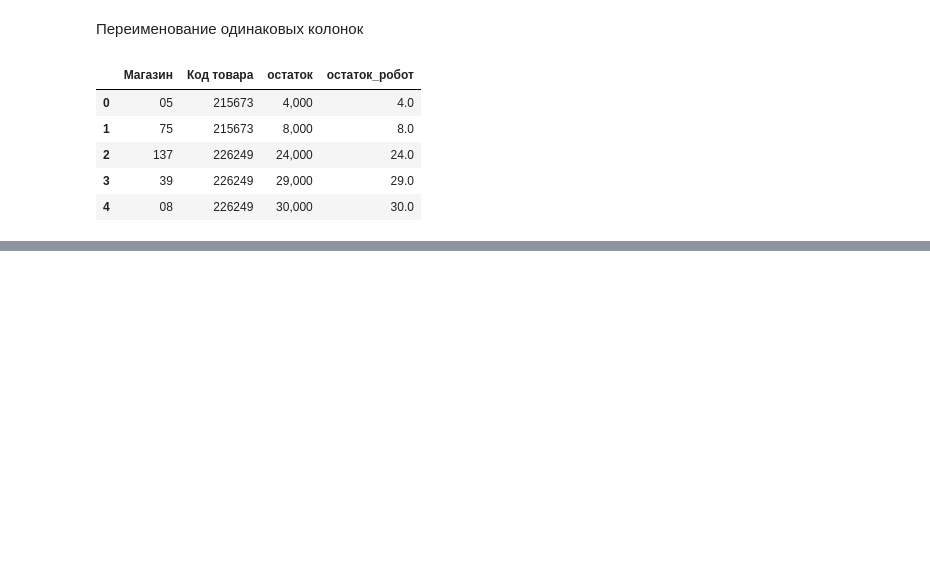
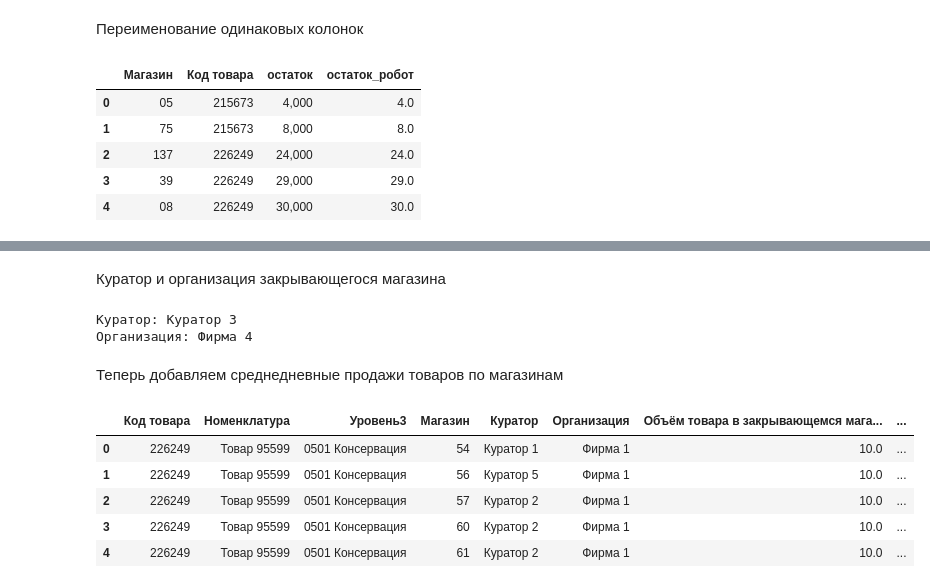
Before and after one commit to Rodeffs/Bachelor_Diploma_Project, a Jupyter notebook: swarm_intelligence_distribution.ipynb, the cells around one changed output, grey strips where cells are left out. Saved outputs shown, nothing was run; the diff lists cells and outputs as text; code cells hidden in the pictures; blank space fills up the shorter version.

```diff
--- a/swarm_intelligence_distribution.ipynb
+++ b/swarm_intelligence_distribution.ipynb
@@ -143,0 +144,4 @@ leftovers.head()
+# %%
+items = items.merge(nomenclature, left_on=col_item, right_on=col_item, how="left").filter(items=[col_item, "Номенклатура", "Уровень3", col_vol, "Срок хранения товара"])
+items["Срок хранения товара"] = items["Срок хранения товара"].fillna(0)  # на случай, если срок годности не указан, ставим 0 и считаем непортящимся
+items.head()
@@ -143,0 +157,4 @@ leftovers.head()
+# %%
+if spoilage_threshold > 0:
+    items = items[(items["Срок хранения товара"] == 0) | (items["Срок хранения товара"] >= spoilage_threshold)]
+items.head()
@@ -143,0 +170,5 @@ leftovers.head()
+# %%
+potential_stores = assortment[assortment[col_store] != closing_store]
+items = items.merge(potential_stores, left_on=col_item, right_on=col_item).filter(items=[col_item, "Номенклатура", "Уровень3", col_store, col_status, col_vol])
+items = items[items[col_status] == "Введен"]
+items.head()
@@ -143,0 +184,3 @@ leftovers.head()
+# %%
+items = items.merge(stores, left_on=col_store, right_on=col_store).filter(items=[col_item, "Номенклатура", "Уровень3", col_store, "Куратор", "Организация", col_vol])
+items.head()
@@ -143,0 +194,21 @@ leftovers.head()
+# %% [markdown]
+Куратор и организация закрывающегося магазина
+# %%
+closing_curator, closing_organization = stores[stores[col_store] == closing_store].filter(items=["Куратор", "Организация"]).iloc[0].values
+print("Куратор:", closing_curator)
+print("Организация:", closing_organization)
+# %% [output]
+Куратор: Куратор 3
+Организация: Фирма 4
+# %% [markdown]
+Теперь добавляем среднедневные продажи товаров по магазинам
+# %%
+items = items.merge(sales, left_on=[col_item, col_store], right_on=[col_item, col_store]).filter(items=[col_item, "Номенклатура", "Уровень3", col_store, "Куратор", "Организация", col_vol, col_sales])
+items.head()
+# %% [output]
+|  | Код товара | Номенклатура | Уровень3 | Магазин | Куратор | Организация | Объём товара в закрывающемся мага... | ... |
+| 0 | 226249 | Товар 95599 | 0501 Консервация | 54 | Куратор 1 | Фирма 1 | 10.0 | ... |
+| 1 | 226249 | Товар 95599 | 0501 Консервация | 56 | Куратор 5 | Фирма 1 | 10.0 | ... |
+| 2 | 226249 | Товар 95599 | 0501 Консервация | 57 | Куратор 2 | Фирма 1 | 10.0 | ... |
+| 3 | 226249 | Товар 95599 | 0501 Консервация | 60 | Куратор 2 | Фирма 1 | 10.0 | ... |
+| 4 | 226249 | Товар 95599 | 0501 Консервация | 61 | Куратор 2 | Фирма 1 | 10.0 | ... |
```
Also changed, not shown: parts of 30 cells of this notebook.
